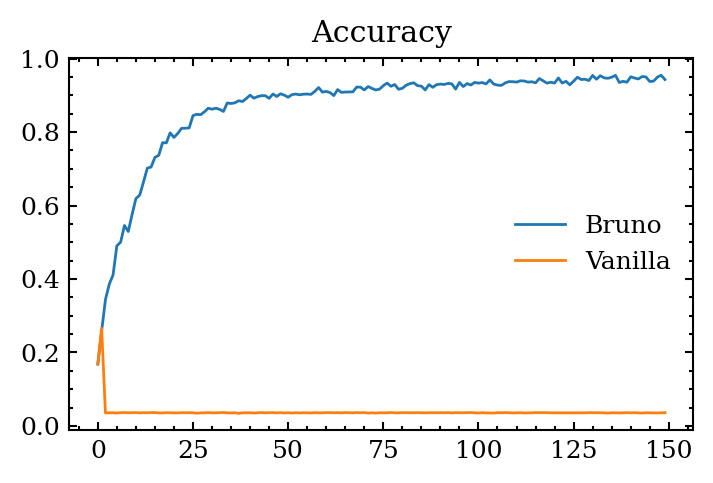
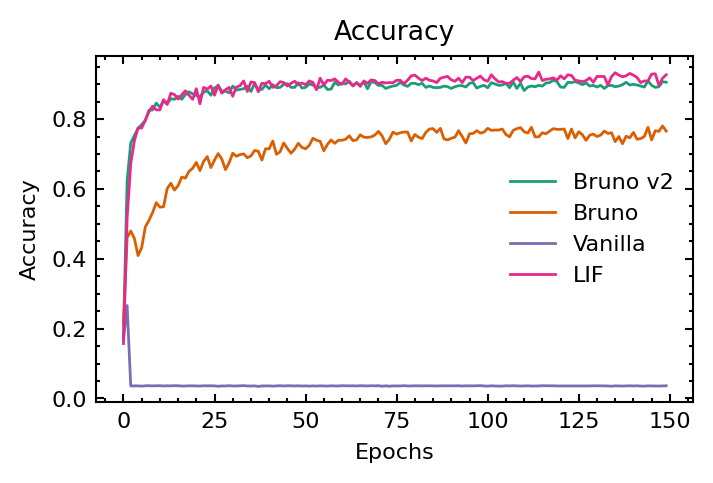
Code edit (unified diff) that turned the first committed figure into the second:
--- before
+++ after
@@ -1,14 +1,21 @@
 with mpl.style.context("boilerplot.ieeetran"):
     fig_acc, ax_acc = plt.subplots(figsize=[3.45, 2.3], dpi=200)
-    ax_acc.plot(acc_br, label="Bruno")
-    ax_acc.plot(acc_nobr, label="Vanilla")
+    ax_acc.plot(acc_br, c="#1b9e77", label="Bruno v2")
+    ax_acc.plot(acc_v1, c="#d95f02", label="Bruno")
+    ax_acc.plot(acc_nobr, c="#7570b3", label="Vanilla")
+    ax_acc.plot(acc_lif, c="#e7298a", label="LIF")
     ax_acc.set_title("Accuracy")
+    ax_acc.set_xlabel("Epochs")
+    ax_acc.set_ylabel("Accuracy")
     plt.legend()
+    plt.savefig("acc_bruno_vs_vanilla.png")
 
     fig_loss, ax_loss = plt.subplots(figsize=[3.45, 2.3], dpi=200)
-    ax_loss.plot(loss_br, label="Bruno")
-    ax_loss.plot(loss_nobr, label="Vanilla")
+    ax_loss.plot(loss_br, c="#1b9e77", label="Bruno v2")
+    ax_loss.plot(loss_v1, c="#d95f02", label="Bruno")
+    ax_loss.plot(loss_nobr, c="#7570b3", label="Vanilla")
+    ax_loss.plot(loss_lif, c="#e7298a", label="LIF")
     ax_loss.set_title("Loss")
     plt.legend()
-
-    plt.show()
+    plt.savefig("loss_bruno_vs_vanilla.png")
+    # plt.show()

Commit: Reorganize code